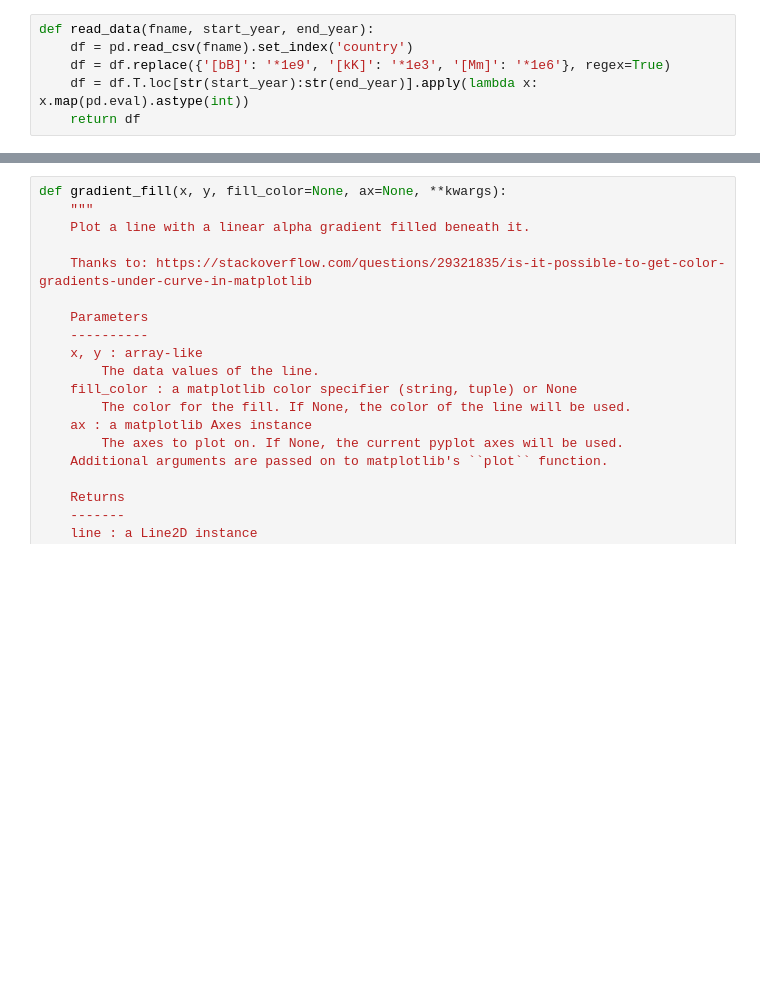
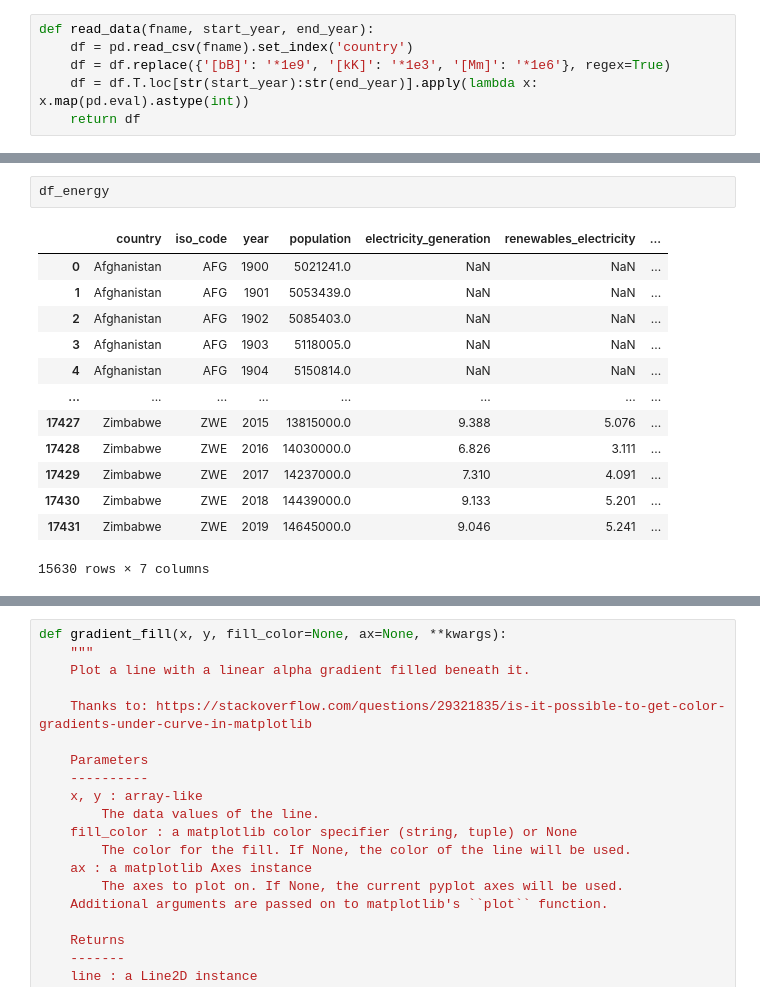
Before and after one commit to txemaotero/global_energy_consumtion, a Jupyter notebook: playing_with_data.ipynb, the cells around one changed output, grey strips where cells are left out. Cells and saved outputs as stored; diff of their text form; blank space fills up the shorter version.

```diff
--- a/playing_with_data.ipynb
+++ b/playing_with_data.ipynb
@@ -39,3 +67,19 @@ separated_df = {value: df_energy.pivot(columns='country', index='year', values=v
+# %%
+df_energy
+# %% [output]
+|  | country | iso_code | year | population | electricity_generation | renewables_electricity | ... |
+| 0 | Afghanistan | AFG | 1900 | 5021241.0 | NaN | NaN | ... |
+| 1 | Afghanistan | AFG | 1901 | 5053439.0 | NaN | NaN | ... |
+| 2 | Afghanistan | AFG | 1902 | 5085403.0 | NaN | NaN | ... |
+| 3 | Afghanistan | AFG | 1903 | 5118005.0 | NaN | NaN | ... |
+| 4 | Afghanistan | AFG | 1904 | 5150814.0 | NaN | NaN | ... |
+| ... | ... | ... | ... | ... | ... | ... | ... |
+| 17427 | Zimbabwe | ZWE | 2015 | 13815000.0 | 9.388 | 5.076 | ... |
+| 17428 | Zimbabwe | ZWE | 2016 | 14030000.0 | 6.826 | 3.111 | ... |
+| 17429 | Zimbabwe | ZWE | 2017 | 14237000.0 | 7.310 | 4.091 | ... |
+| 17430 | Zimbabwe | ZWE | 2018 | 14439000.0 | 9.133 | 5.201 | ... |
+| 17431 | Zimbabwe | ZWE | 2019 | 14645000.0 | 9.046 | 5.241 | ... |
+15630 rows × 7 columns
 # %%
 # GDP from other file
 df_gdp = pd.read_csv('./data/gdp.csv', header=2)
```
Also changed, not shown: parts of 5 cells of this notebook, 1 other file.
